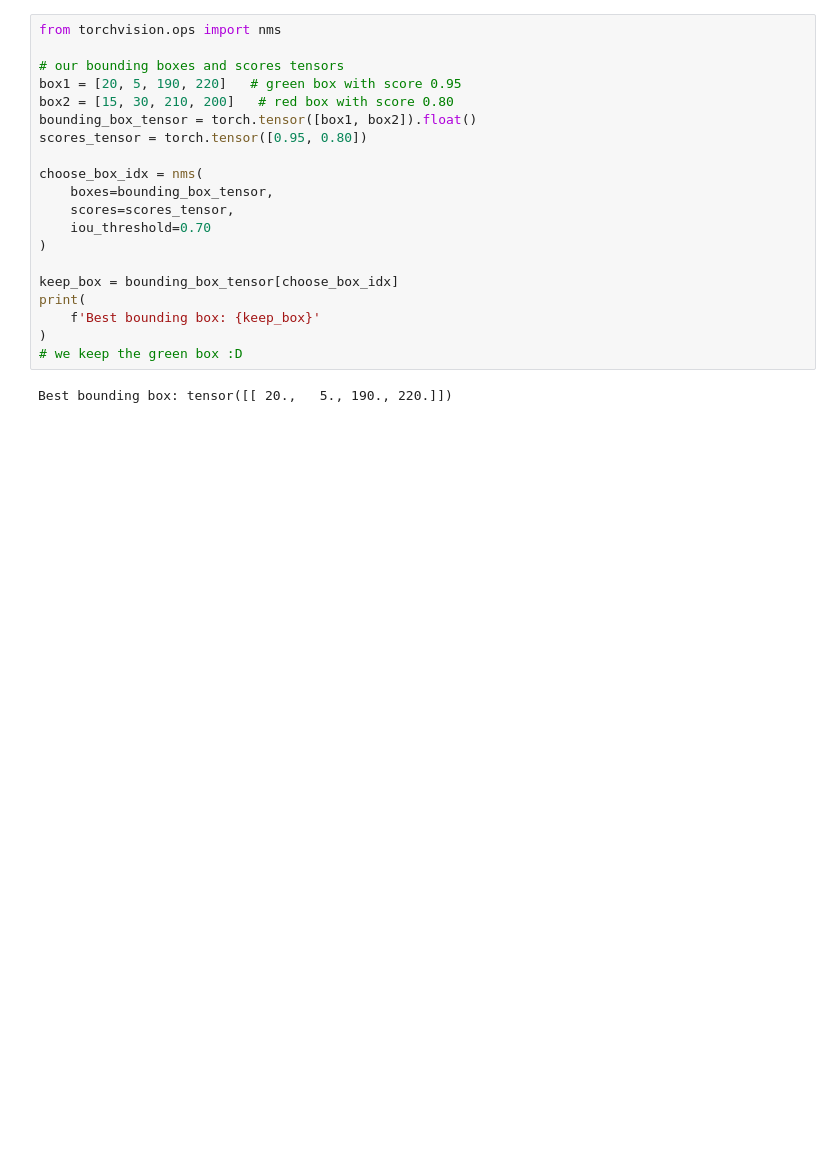
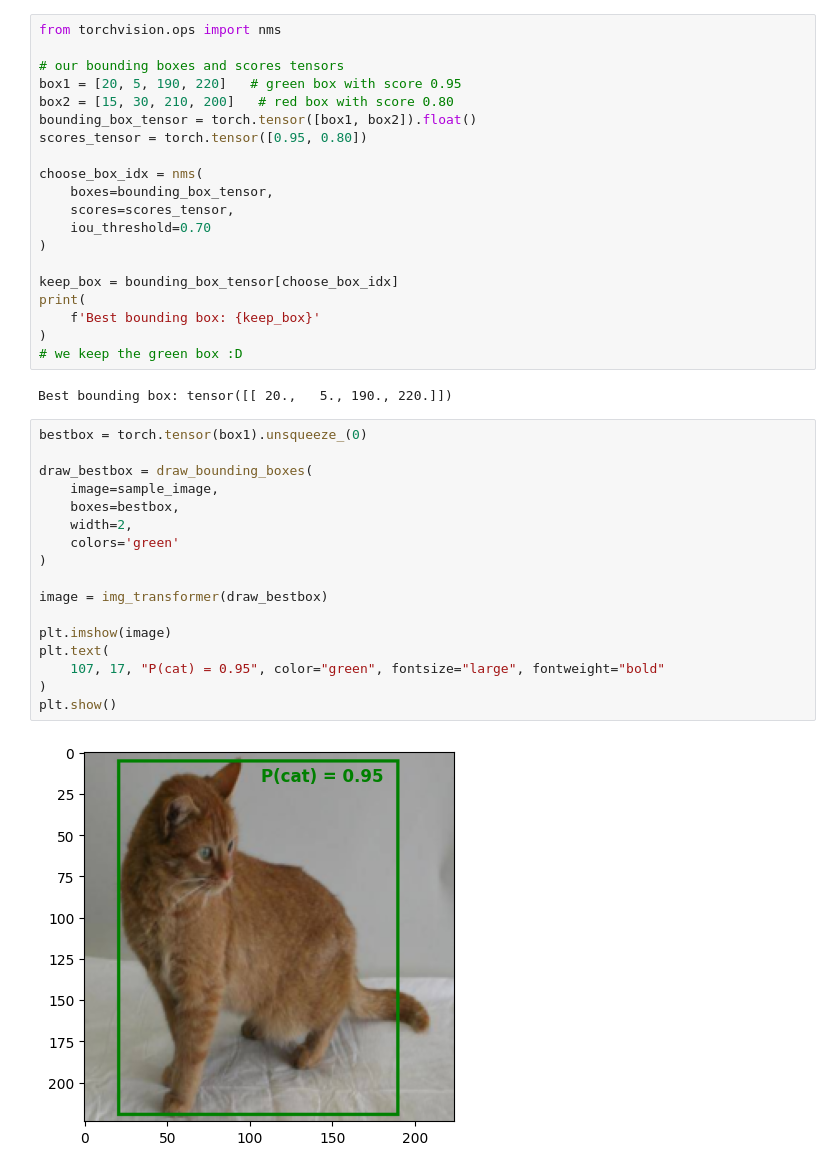
Before and after one commit to annan92419/learning-pytorch, a Jupyter notebook: read_papers/extra/eval_obj_detect.ipynb, the cells around one changed output. Cells and saved outputs as stored; diff of their text form; blank space fills up the shorter version.

```diff
--- a/read_papers/extra/eval_obj_detect.ipynb
+++ b/read_papers/extra/eval_obj_detect.ipynb
@@ -127,3 +127,22 @@ print(
 # we keep the green box :D
 # %% [output]
 Best bounding box: tensor([[ 20.,   5., 190., 220.]])
+# %%
+bestbox = torch.tensor(box1).unsqueeze_(0)
+
+draw_bestbox = draw_bounding_boxes(
+    image=sample_image,
+    boxes=bestbox,
+    width=2,
+    colors='green'
+)
+
+image = img_transformer(draw_bestbox)
+
+plt.imshow(image)
+plt.text(
+    107, 17, "P(cat) = 0.95", color="green", fontsize="large", fontweight="bold"
+)
+plt.show()
+# %% [output]
+[figure, added]
```
Also changed, not shown: 4 other files.
